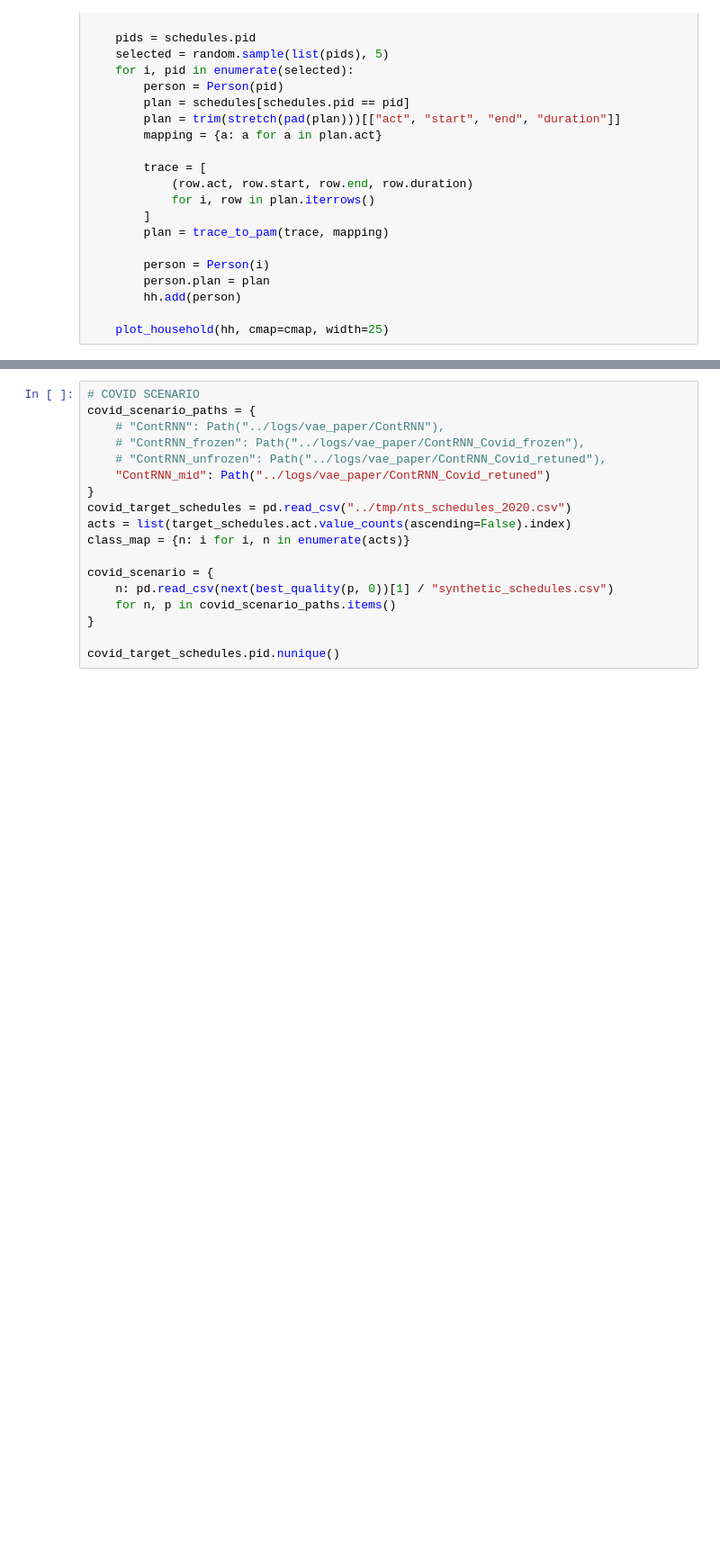
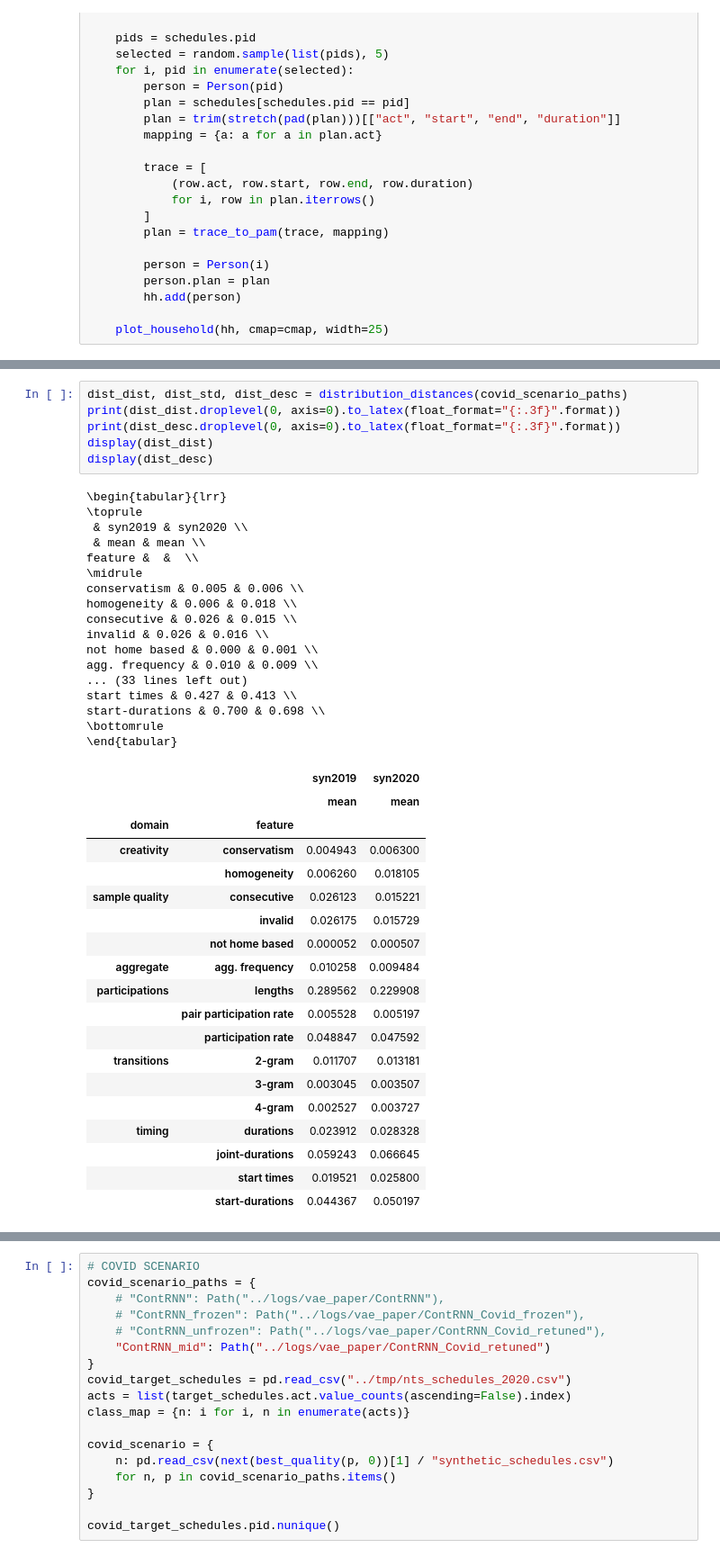
Before and after one commit to big-ucl/caveat, a Jupyter notebook: analysis/vae_paper.ipynb, the cells around one changed output, grey strips where cells are left out. Shown at 90% size. Cells and saved outputs as stored; diff of their text form; blank space fills up the shorter version.

```diff
--- a/analysis/vae_paper.ipynb
+++ b/analysis/vae_paper.ipynb
@@ -740,0 +890,43 @@ for n, p in batch_paths.items():
+# %%
+dist_dist, dist_std, dist_desc = distribution_distances(covid_scenario_paths)
+print(dist_dist.droplevel(0, axis=0).to_latex(float_format="{:.3f}".format))
+print(dist_desc.droplevel(0, axis=0).to_latex(float_format="{:.3f}".format))
+display(dist_dist)
+display(dist_desc)
+# %% [output]
+\begin{tabular}{lrr}
+\toprule
+ & syn2019 & syn2020 \\
+ & mean & mean \\
+feature &  &  \\
+\midrule
+conservatism & 0.005 & 0.006 \\
+homogeneity & 0.006 & 0.018 \\
+consecutive & 0.026 & 0.015 \\
+invalid & 0.026 & 0.016 \\
+not home based & 0.000 & 0.001 \\
+agg. frequency & 0.010 & 0.009 \\
+... (33 lines left out)
+start times & 0.427 & 0.413 \\
+start-durations & 0.700 & 0.698 \\
+\bottomrule
+\end{tabular}
+|  |  | syn2019 | syn2020 |
+|  |  | mean | mean |
+| domain | feature |  |  |
+| creativity | conservatism | 0.004943 | 0.006300 |
+|  | homogeneity | 0.006260 | 0.018105 |
+| sample quality | consecutive | 0.026123 | 0.015221 |
+|  | invalid | 0.026175 | 0.015729 |
+|  | not home based | 0.000052 | 0.000507 |
+| aggregate | agg. frequency | 0.010258 | 0.009484 |
+| participations | lengths | 0.289562 | 0.229908 |
+|  | pair participation rate | 0.005528 | 0.005197 |
+|  | participation rate | 0.048847 | 0.047592 |
+| transitions | 2-gram | 0.011707 | 0.013181 |
+|  | 3-gram | 0.003045 | 0.003507 |
+|  | 4-gram | 0.002527 | 0.003727 |
+| timing | durations | 0.023912 | 0.028328 |
+|  | joint-durations | 0.059243 | 0.066645 |
+|  | start times | 0.019521 | 0.025800 |
+|  | start-durations | 0.044367 | 0.050197 |
```
Also changed, not shown: parts of 11 cells of this notebook, 6 other files.
